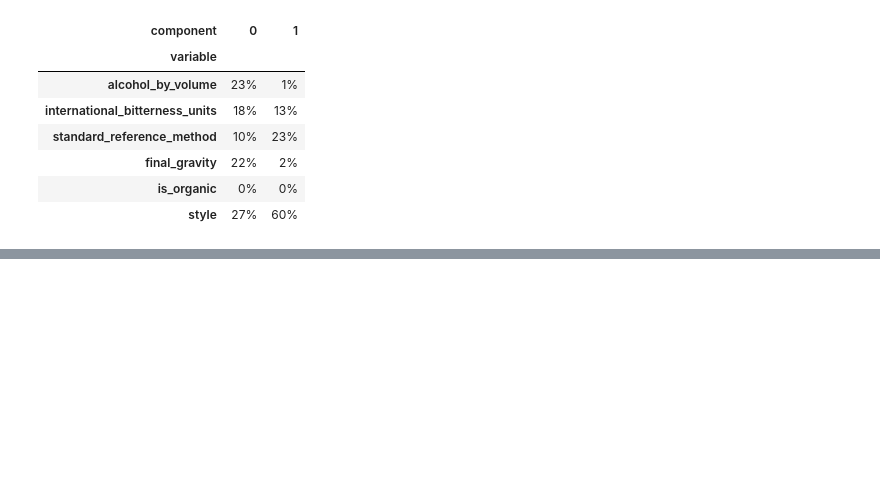
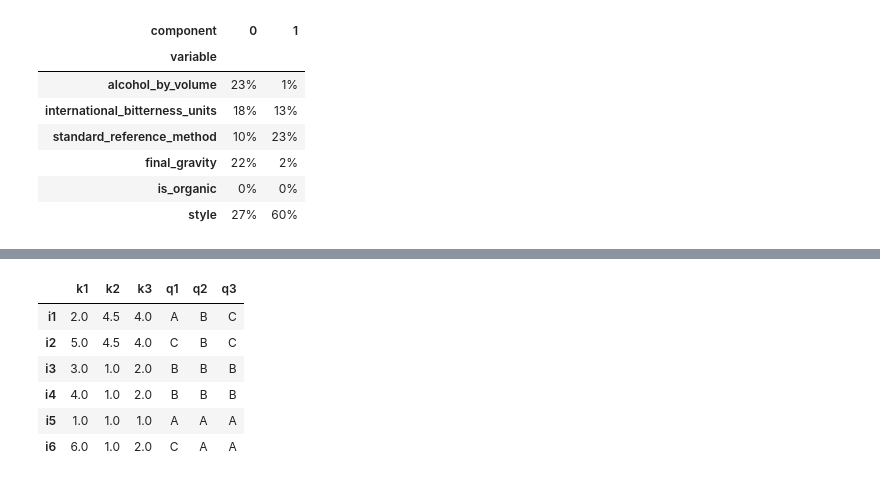
Before and after one commit to MaxHalford/prince, a Jupyter notebook: docs/content/famd.ipynb, the cells around one changed output, grey strips where cells are left out. Saved outputs shown, nothing was run; the diff lists cells and outputs as text; code cells hidden in the pictures; blank space fills up the shorter version.

```diff
--- a/docs/content/famd.ipynb
+++ b/docs/content/famd.ipynb
@@ -116,0 +122,23 @@ famd.column_contributions_.style.format('{:.0%}')
+# %%
+import pandas as pd
+
+wiki = pd.DataFrame(
+    {
+        "k1": [2.0, 5.0, 3.0, 4.0, 1.0, 6.0],
+        "k2": [4.5, 4.5, 1.0, 1.0, 1.0, 1.0],
+        "k3": [4.0, 4.0, 2.0, 2.0, 1.0, 2.0],
+        "q1": ["A", "C", "B", "B", "A", "C"],
+        "q2": ["B", "B", "B", "B", "A", "A"],
+        "q3": ["C", "C", "B", "B", "A", "A"],
+    },
+    index=[f"i{i}" for i in range(1, 7)],
+)
+wiki
+# %% [output]
+|  | k1 | k2 | k3 | q1 | q2 | q3 |
+| i1 | 2.0 | 4.5 | 4.0 | A | B | C |
+| i2 | 5.0 | 4.5 | 4.0 | C | B | C |
+| i3 | 3.0 | 1.0 | 2.0 | B | B | B |
+| i4 | 4.0 | 1.0 | 2.0 | B | B | B |
+| i5 | 1.0 | 1.0 | 1.0 | A | A | A |
+| i6 | 6.0 | 1.0 | 2.0 | C | A | A |
```
Also changed, not shown: parts of 11 cells of this notebook, 4 other files.
